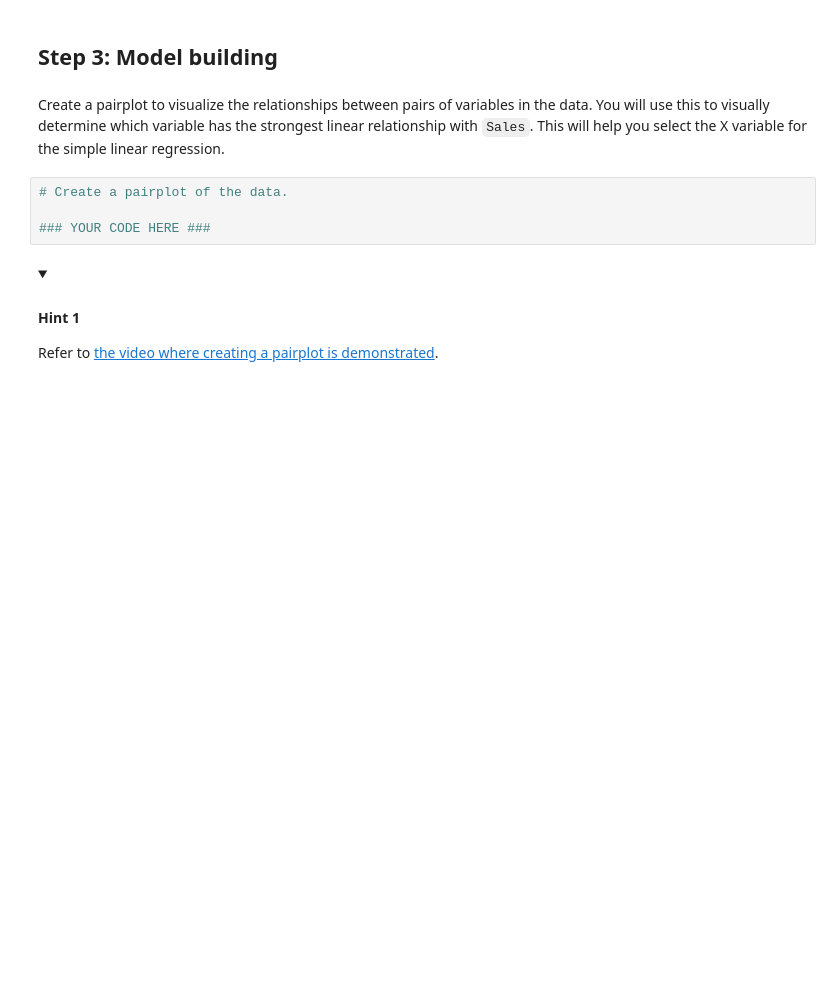
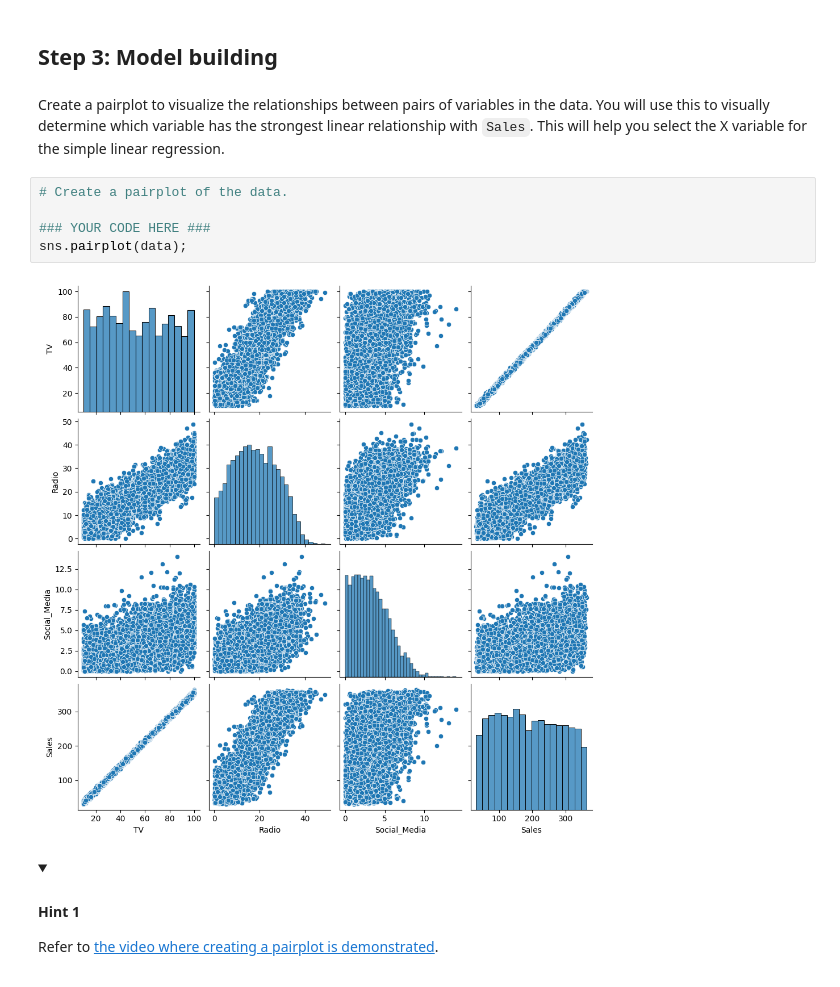
Before and after one commit to heidless-stillwater/data-cleaning-worksheet-1, a Jupyter notebook: notebooks/GOOGLE-LABS/labs/linear-regression-0/Activity_Evaluate simple linear regression.ipynb, the cells around one changed output. Drawn from its saved outputs; the diff is of its cells as text; folded sections open; blank space fills up the shorter version.

```diff
--- a/notebooks/GOOGLE-LABS/labs/linear-regression-0/Activity_Evaluate simple linear regression.ipynb
+++ b/notebooks/GOOGLE-LABS/labs/linear-regression-0/Activity_Evaluate simple linear regression.ipynb
@@ -328,7 +374,10 @@ Create a pairplot to visualize the relationships between pairs of variables in t
 # %%
 # Create a pairplot of the data.
 
 ### YOUR CODE HERE ###
+sns.pairplot(data);
+# %% [output]
+[figure, added]
 # %% [markdown]
 <details>
 <summary><h4><strong>Hint 1</strong></h4></summary>
```
Also changed, not shown: parts of 29 cells of this notebook, 2 other files.
